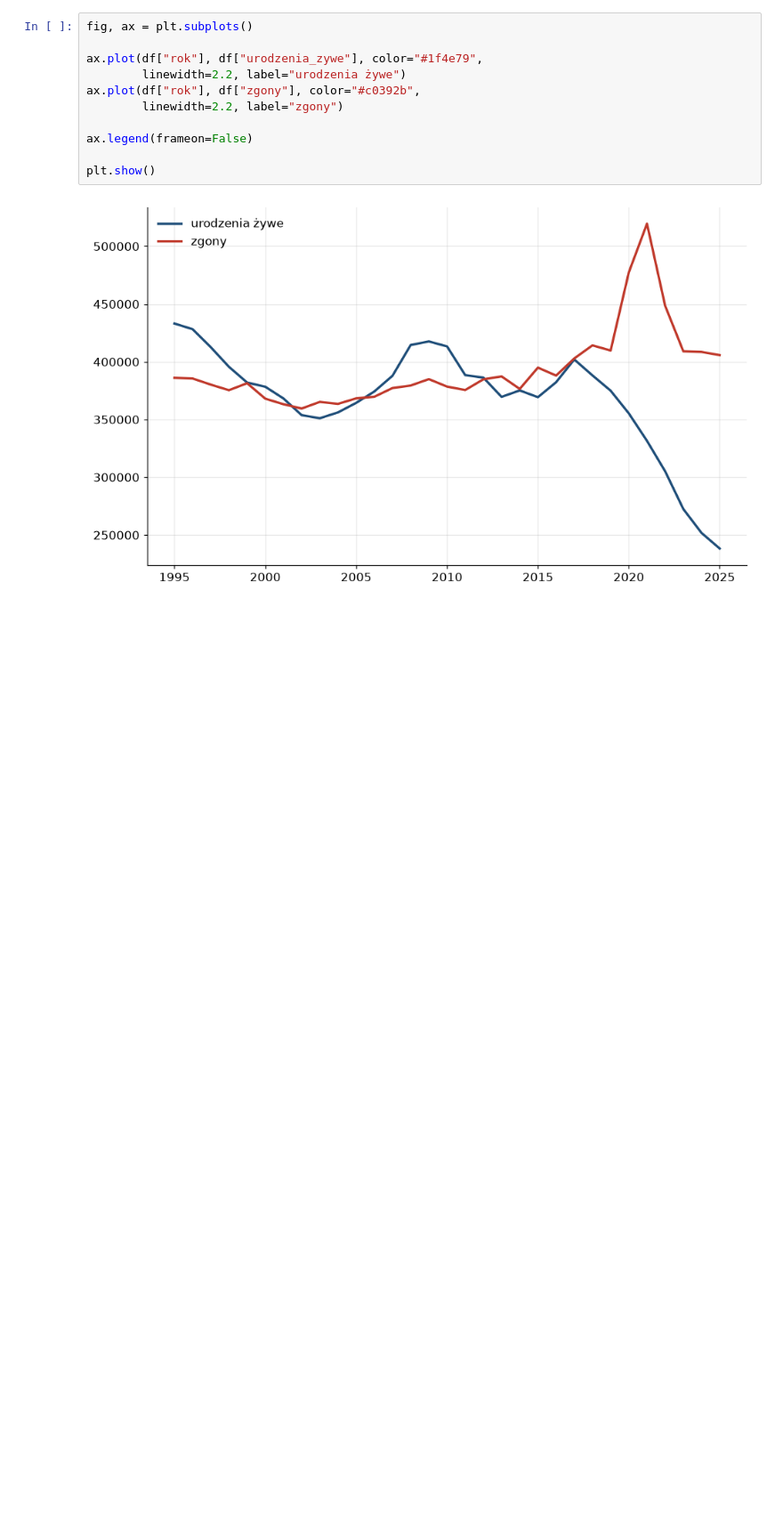
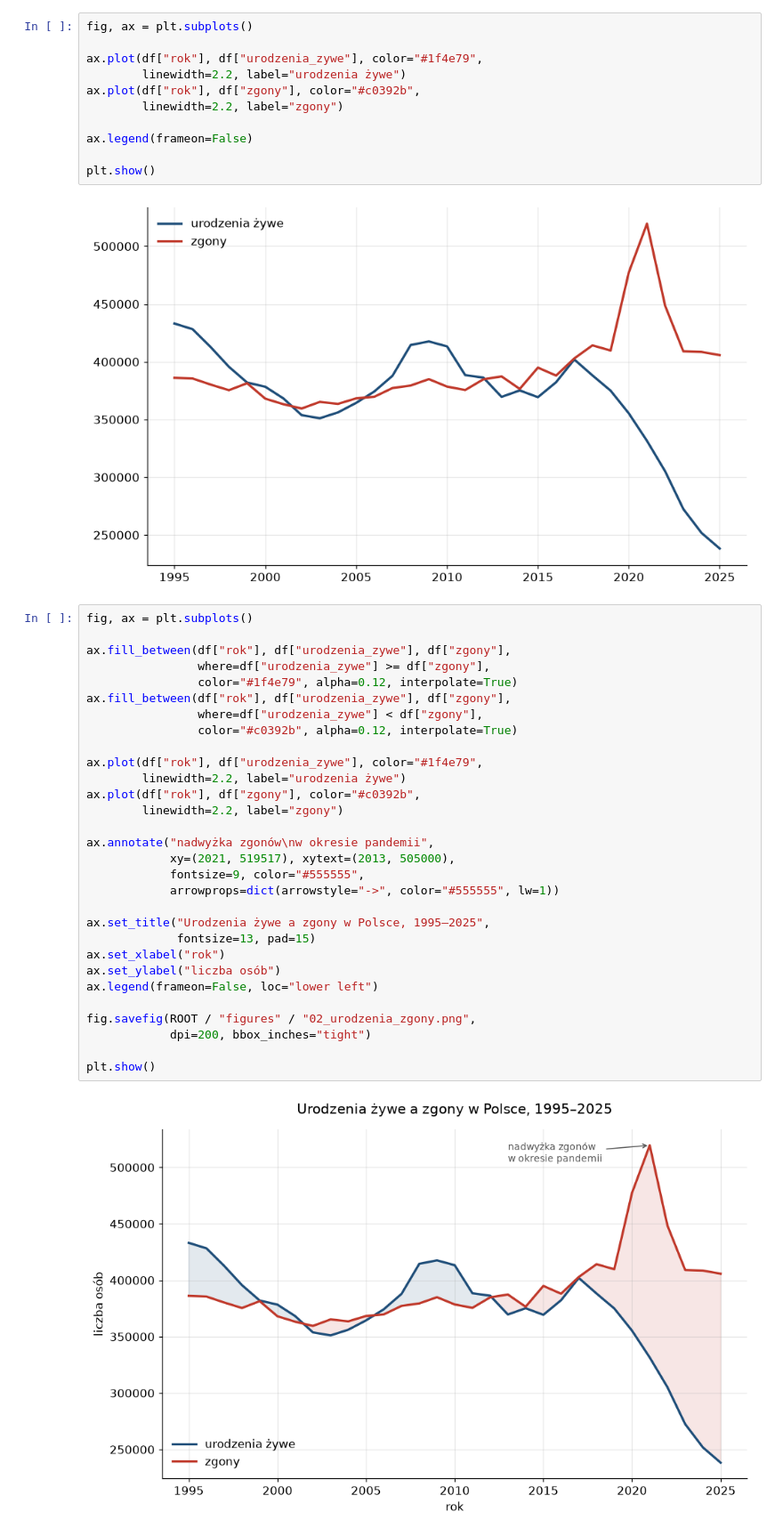
Before and after one commit to kamil-gorka/dzietnosc-polska, a Jupyter notebook: notebooks/01_eksploracja.ipynb, the cells around one changed output. Shown at 89% size. Cells and saved outputs as stored; diff of their text form; blank space fills up the shorter version.

Commit message:
feat: wykres 2 - urodzenia vs zgony z obszarem przyrostu naturalnego

```diff
--- a/notebooks/01_eksploracja.ipynb
+++ b/notebooks/01_eksploracja.ipynb
@@ -65,3 +65,35 @@ ax.legend(frameon=False)
 plt.show()
 # %% [output]
 [figure]
+# %%
+fig, ax = plt.subplots()
+
+ax.fill_between(df["rok"], df["urodzenia_zywe"], df["zgony"],
+                where=df["urodzenia_zywe"] >= df["zgony"],
+                color="#1f4e79", alpha=0.12, interpolate=True)
+ax.fill_between(df["rok"], df["urodzenia_zywe"], df["zgony"],
+                where=df["urodzenia_zywe"] < df["zgony"],
+                color="#c0392b", alpha=0.12, interpolate=True)
+
+ax.plot(df["rok"], df["urodzenia_zywe"], color="#1f4e79",
+        linewidth=2.2, label="urodzenia żywe")
+ax.plot(df["rok"], df["zgony"], color="#c0392b",
+        linewidth=2.2, label="zgony")
+
+ax.annotate("nadwyżka zgonów\nw okresie pandemii",
+            xy=(2021, 519517), xytext=(2013, 505000),
+            fontsize=9, color="#555555",
+            arrowprops=dict(arrowstyle="->", color="#555555", lw=1))
+
+ax.set_title("Urodzenia żywe a zgony w Polsce, 1995–2025",
+             fontsize=13, pad=15)
+ax.set_xlabel("rok")
+ax.set_ylabel("liczba osób")
+ax.legend(frameon=False, loc="lower left")
+
+fig.savefig(ROOT / "figures" / "02_urodzenia_zgony.png",
+            dpi=200, bbox_inches="tight")
+
+plt.show()
+# %% [output]
+[figure, added]
```
Also changed, not shown: 1 other file.
